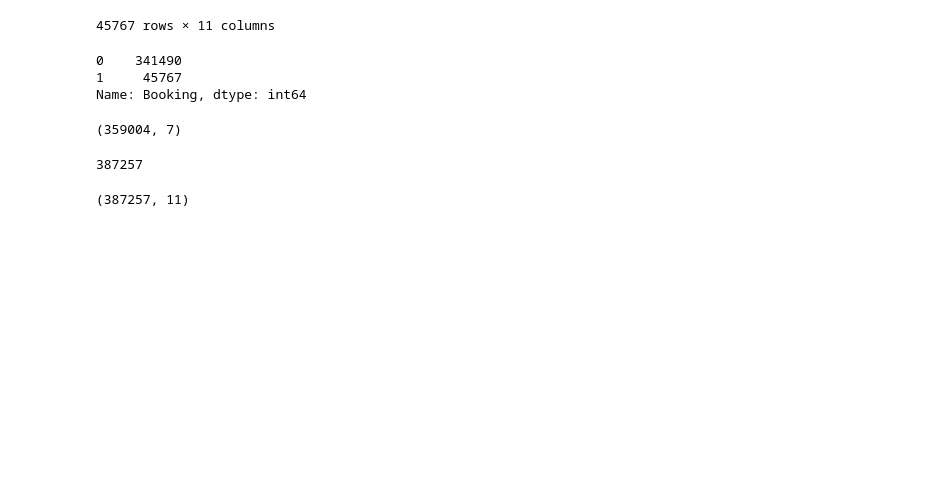
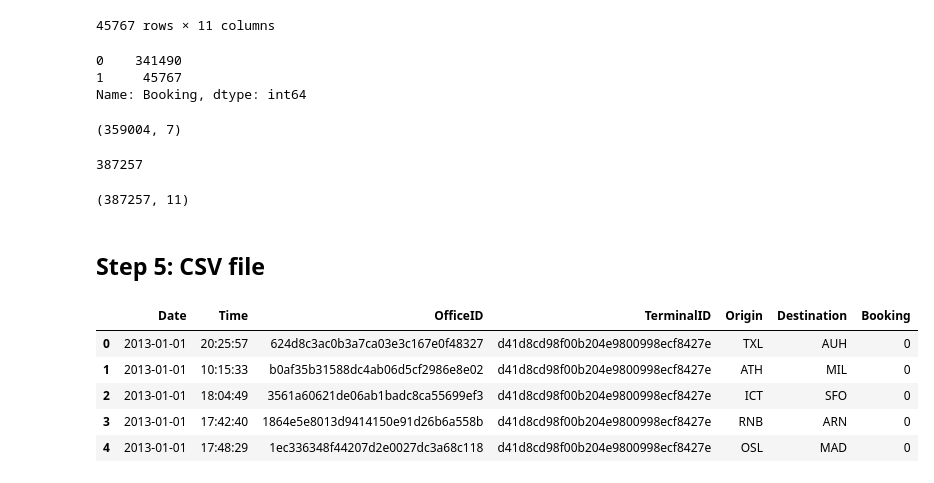
Before and after one commit to Laurajmoreno/DS_Challenge, a Jupyter notebook: Exercise 4 - Searches with bookings match.ipynb, the cells around one changed output. Saved outputs shown, nothing was run; the diff lists cells and outputs as text; code cells hidden in the pictures; blank space fills up the shorter version.

```diff
--- a/Exercise 4 - Searches with bookings match.ipynb
+++ b/Exercise 4 - Searches with bookings match.ipynb
@@ -457,3 +466,16 @@ searches.shape
 searches_and_bookings.shape
 # %% [output]
 (387257, 11)
+# %% [markdown]
+## Step 5: CSV file
+# %%
+searches_and_bookings = searches_and_bookings[['Date','Time','OfficeID','TerminalID','Origin','Destination','Booking']]
+# %%
+searches_and_bookings.head()
+# %% [output]
+|  | Date | Time | OfficeID | TerminalID | Origin | Destination | Booking |
+| 0 | 2013-01-01 | 20:25:57 | 624d8c3ac0b3a7ca03e3c167e0f48327 | d41d8cd98f00b204e9800998ecf8427e | TXL | AUH | 0 |
+| 1 | 2013-01-01 | 10:15:33 | b0af35b31588dc4ab06d5cf2986e8e02 | d41d8cd98f00b204e9800998ecf8427e | ATH | MIL | 0 |
+| 2 | 2013-01-01 | 18:04:49 | 3561a60621de06ab1badc8ca55699ef3 | d41d8cd98f00b204e9800998ecf8427e | ICT | SFO | 0 |
+| 3 | 2013-01-01 | 17:42:40 | 1864e5e8013d9414150e91d26b6a558b | d41d8cd98f00b204e9800998ecf8427e | RNB | ARN | 0 |
+| 4 | 2013-01-01 | 17:48:29 | 1ec336348f44207d2e0027dc3a68c118 | d41d8cd98f00b204e9800998ecf8427e | OSL | MAD | 0 |
```
Also changed, not shown: parts of 19 cells of this notebook.
